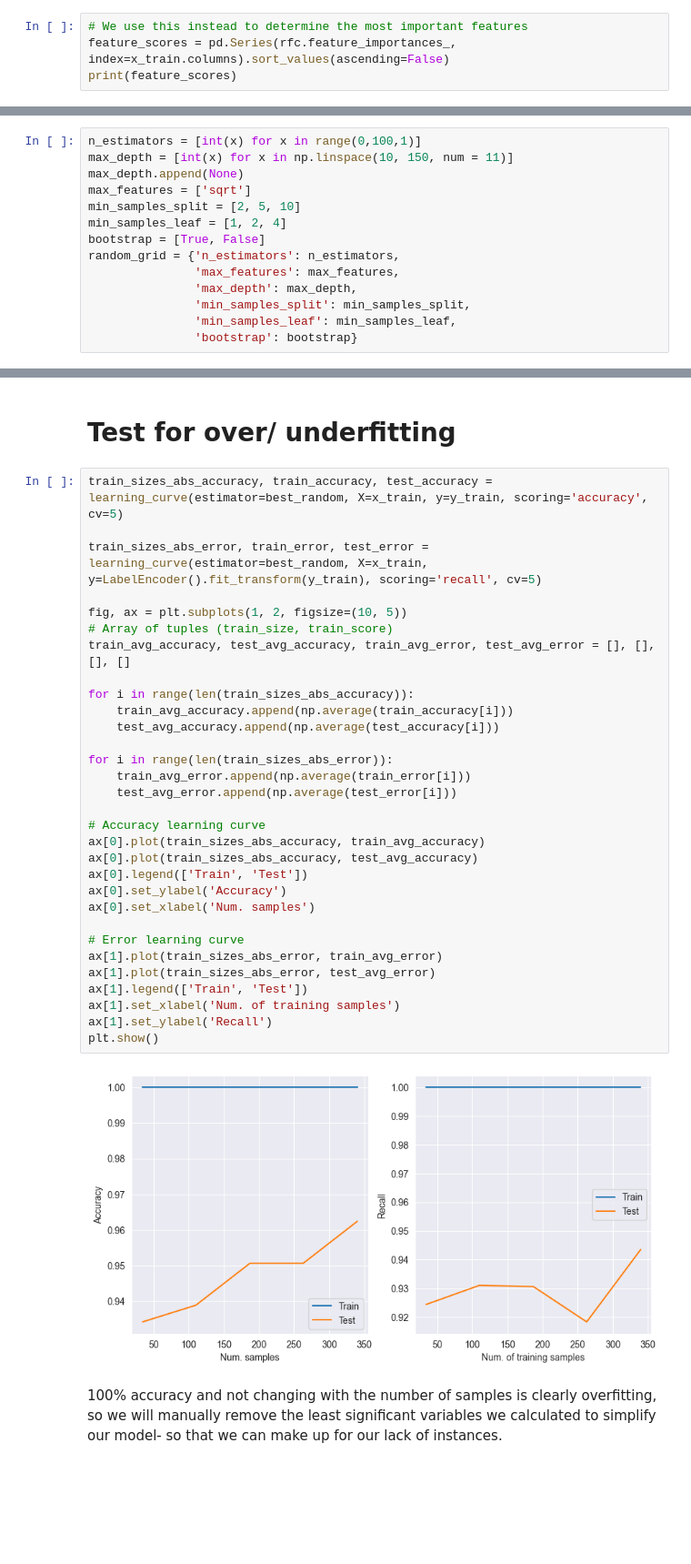
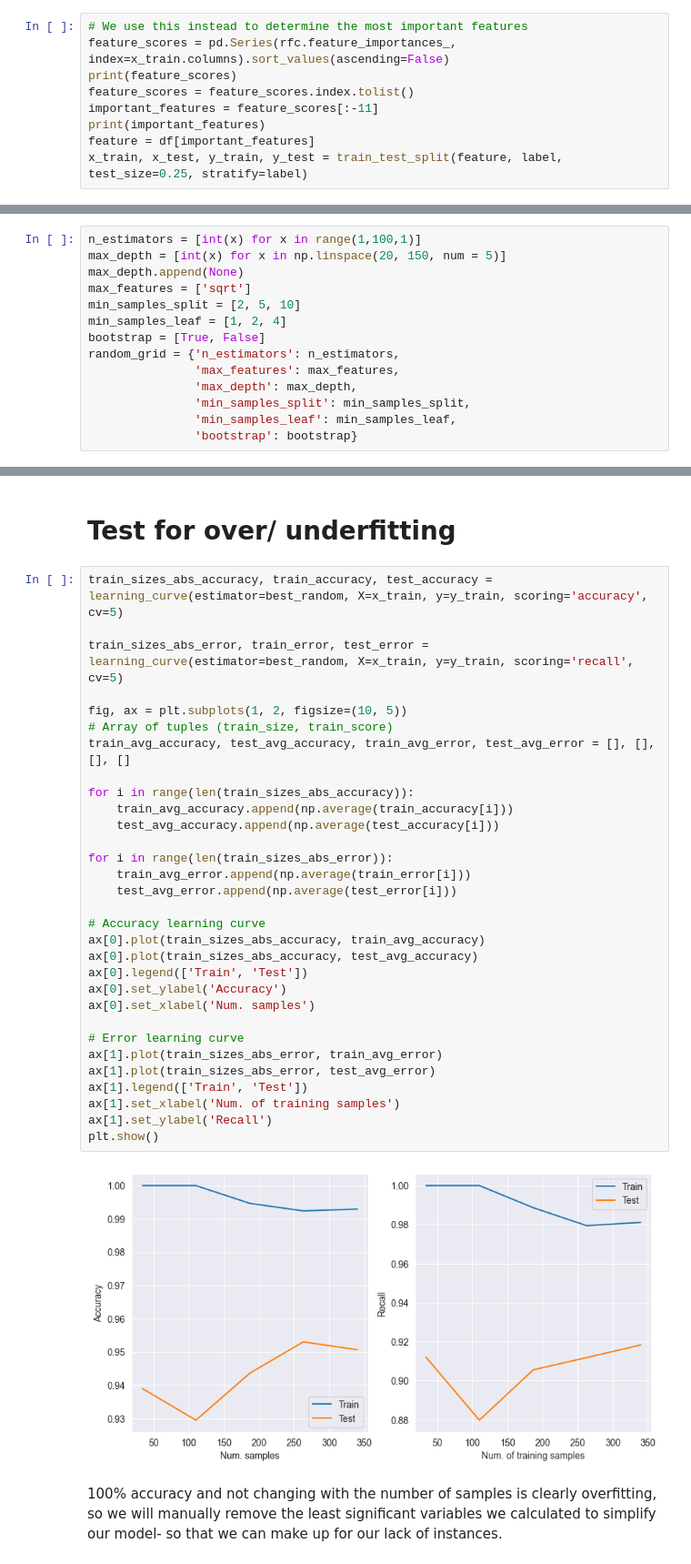
Before and after one commit to Berat03/ml_coursework, a Jupyter notebook: Random_Forest.ipynb, the cells around one changed output, grey strips where cells are left out. Shown at 91% size. Cells and saved outputs as stored; diff of their text form; blank space fills up the shorter version.

Commit message:
develop learning curve with adjustable no of features

```diff
--- a/Random_Forest.ipynb
+++ b/Random_Forest.ipynb
@@ -62,4 +62,9 @@ From the confusion matrix we can see only 4 incorrect guesses (2 FP and 2 FN).
 # We use this instead to determine the most important features
 feature_scores = pd.Series(rfc.feature_importances_, index=x_train.columns).sort_values(ascending=False)
 print(feature_scores)
+feature_scores = feature_scores.index.tolist()
+important_features = feature_scores[:-11]
+print(important_features)
+feature = df[important_features]
+x_train, x_test, y_train, y_test = train_test_split(feature, label, test_size=0.25, stratify=label)
 # %% [output]
@@ -96,8 +101,8 @@ print(confusion_matrix(y_test, y_pred))
 # %% [markdown]
 # Hyperparameter Tuning
 # %%
-n_estimators = [int(x) for x in range(0,100,1)]
-max_depth = [int(x) for x in np.linspace(10, 150, num = 11)]
+n_estimators = [int(x) for x in range(1,100,1)]
+max_depth = [int(x) for x in np.linspace(20, 150, num = 5)]
 max_depth.append(None)
 max_features = ['sqrt']
 min_samples_split = [2, 5, 10]
@@ -139,35 +131,35 @@ RandomForestClassifier(bootstrap=False, max_depth=108, min_samples_split=5,
 # %%
 train_sizes_abs_accuracy, train_accuracy, test_accuracy = learning_curve(estimator=best_random, X=x_train, y=y_train, scoring='accuracy', cv=5)
 
-train_sizes_abs_error, train_error, test_error = learning_curve(estimator=best_random, X=x_train, y=LabelEncoder().fit_transform(y_train), scoring='recall', cv=5)
+train_sizes_abs_error, train_error, test_error = learning_curve(estimator=best_random, X=x_train, y=y_train, scoring='recall', cv=5)
 
 fig, ax = plt.subplots(1, 2, figsize=(10, 5))
 # Array of tuples (train_size, train_score)
 train_avg_accuracy, test_avg_accuracy, train_avg_error, test_avg_error = [], [], [], []
 
 for i in range(len(train_sizes_abs_accuracy)):
     train_avg_accuracy.append(np.average(train_accuracy[i]))
     test_avg_accuracy.append(np.average(test_accuracy[i]))
 
 for i in range(len(train_sizes_abs_error)):
     train_avg_error.append(np.average(train_error[i]))
     test_avg_error.append(np.average(test_error[i]))
 
 # Accuracy learning curve
 ax[0].plot(train_sizes_abs_accuracy, train_avg_accuracy)
 ax[0].plot(train_sizes_abs_accuracy, test_avg_accuracy)
 ax[0].legend(['Train', 'Test'])
 ax[0].set_ylabel('Accuracy')
 ax[0].set_xlabel('Num. samples')
 
 # Error learning curve
 ax[1].plot(train_sizes_abs_error, train_avg_error)
 ax[1].plot(train_sizes_abs_error, test_avg_error)
 ax[1].legend(['Train', 'Test'])
 ax[1].set_xlabel('Num. of training samples')
 ax[1].set_ylabel('Recall')
 plt.show()
 # %% [output]
-[figure, old version]
+[figure, new version]
 # %% [markdown]
 100% accuracy and not changing with the number of samples is clearly overfitting, so we will manually remove the least significant variables we calculated to simplify our model- so that we can make up for our lack of instances.
```
Also changed, not shown: parts of 4 cells of this notebook.
